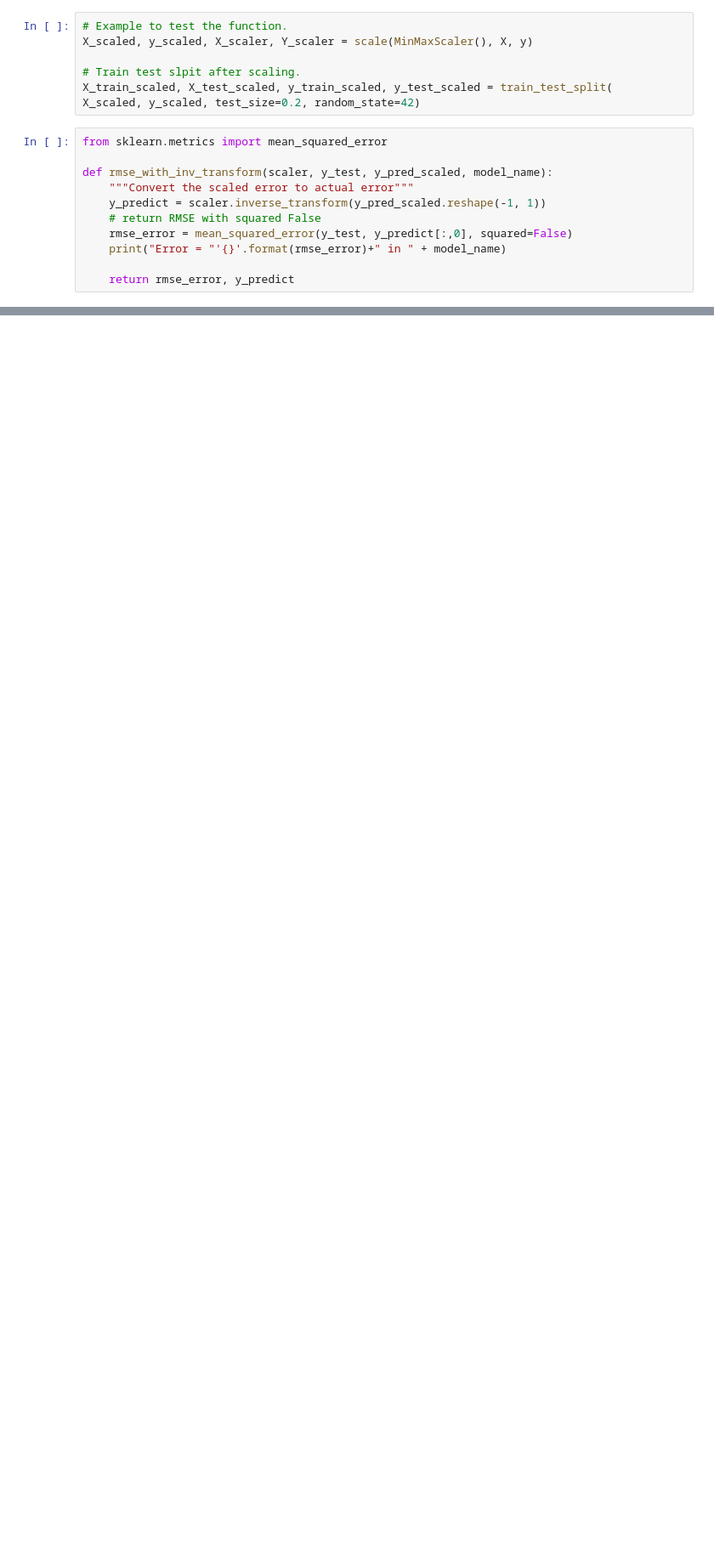
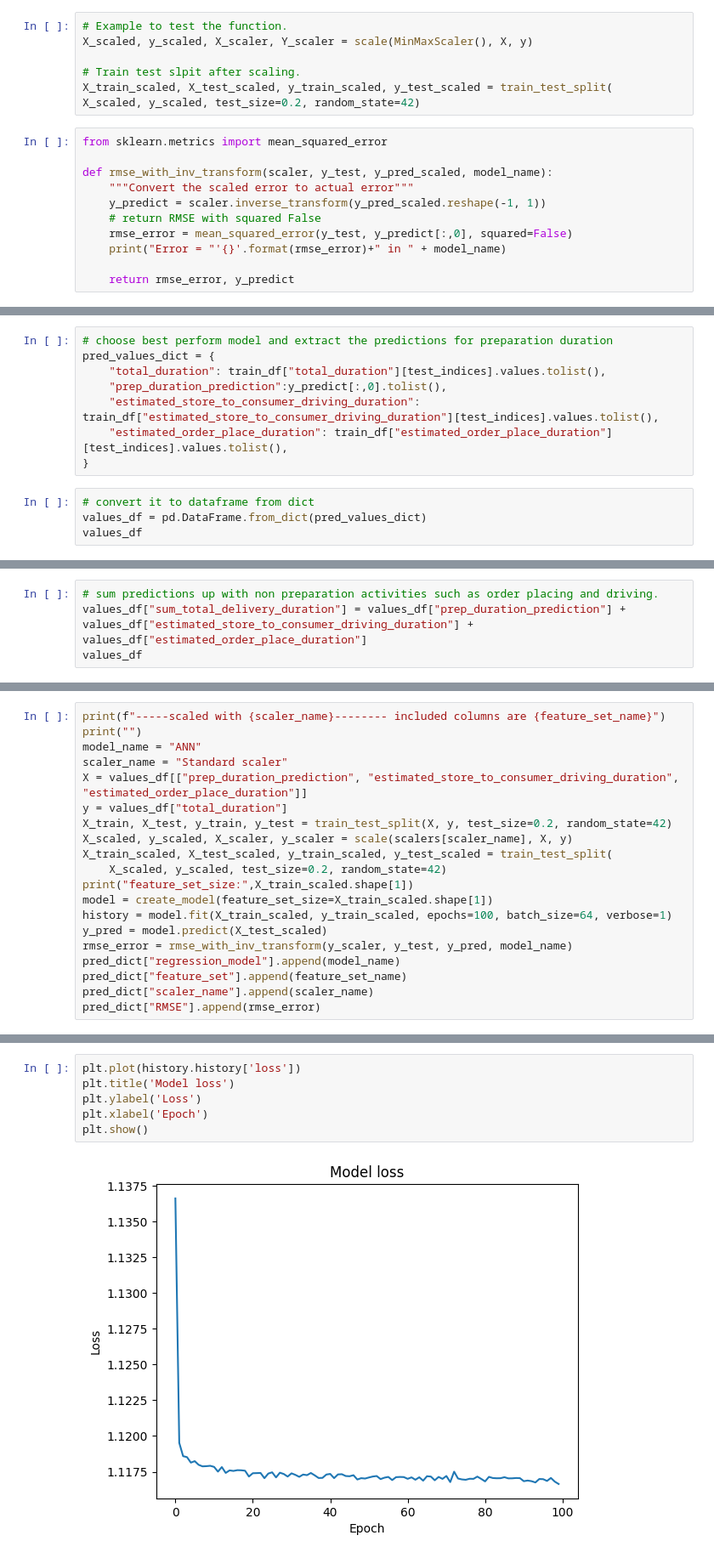
Before and after one commit to muammerkaan/Door_Dash_Interview_Regression_Project, a Jupyter notebook: doordashproject.ipynb, the cells around one changed output, grey strips where cells are left out. Shown: that part at 85% size. Cells and saved outputs as stored; diff of their text form; blank space fills up the shorter version.

```diff
--- a/doordashproject.ipynb
+++ b/doordashproject.ipynb
@@ -545,0 +851,12 @@ def rmse_with_inv_transform(scaler, y_test, y_pred_scaled, model_name):
+# %%
+# choose best perform model and extract the predictions for preparation duration
+pred_values_dict = {
+    "total_duration": train_df["total_duration"][test_indices].values.tolist(),
+    "prep_duration_prediction":y_predict[:,0].tolist(),
+    "estimated_store_to_consumer_driving_duration": train_df["estimated_store_to_consumer_driving_duration"][test_indices].values.tolist(),
+    "estimated_order_place_duration": train_df["estimated_order_place_duration"][test_indices].values.tolist(),
+}
+# %%
+# convert it to dataframe from dict
+values_df = pd.DataFrame.from_dict(pred_values_dict)
+values_df
@@ -545,0 +877,4 @@ def rmse_with_inv_transform(scaler, y_test, y_pred_scaled, model_name):
+# %%
+# sum predictions up with non preparation activities such as order placing and driving.
+values_df["sum_total_delivery_duration"] = values_df["prep_duration_prediction"] + values_df["estimated_store_to_consumer_driving_duration"] + values_df["estimated_order_place_duration"]
+values_df
@@ -545,0 +950,20 @@ def rmse_with_inv_transform(scaler, y_test, y_pred_scaled, model_name):
+# %%
+print(f"-----scaled with {scaler_name}-------- included columns are {feature_set_name}")
+print("")
+model_name = "ANN"
+scaler_name = "Standard scaler"
+X = values_df[["prep_duration_prediction", "estimated_store_to_consumer_driving_duration", "estimated_order_place_duration"]]
+y = values_df["total_duration"]
+X_train, X_test, y_train, y_test = train_test_split(X, y, test_size=0.2, random_state=42)
+X_scaled, y_scaled, X_scaler, y_scaler = scale(scalers[scaler_name], X, y)
+X_train_scaled, X_test_scaled, y_train_scaled, y_test_scaled = train_test_split(
+    X_scaled, y_scaled, test_size=0.2, random_state=42)
+print("feature_set_size:",X_train_scaled.shape[1])
+model = create_model(feature_set_size=X_train_scaled.shape[1])
+history = model.fit(X_train_scaled, y_train_scaled, epochs=100, batch_size=64, verbose=1)
+y_pred = model.predict(X_test_scaled)
+rmse_error = rmse_with_inv_transform(y_scaler, y_test, y_pred, model_name)
+pred_dict["regression_model"].append(model_name)
+pred_dict["feature_set"].append(feature_set_name)
+pred_dict["scaler_name"].append(scaler_name)
+pred_dict["RMSE"].append(rmse_error)
@@ -545,0 +988,8 @@ def rmse_with_inv_transform(scaler, y_test, y_pred_scaled, model_name):
+# %%
+plt.plot(history.history['loss'])
+plt.title('Model loss')
+plt.ylabel('Loss')
+plt.xlabel('Epoch')
+plt.show()
+# %% [output]
+[figure, added]
```
Also changed, not shown: parts of 20 cells of this notebook.
